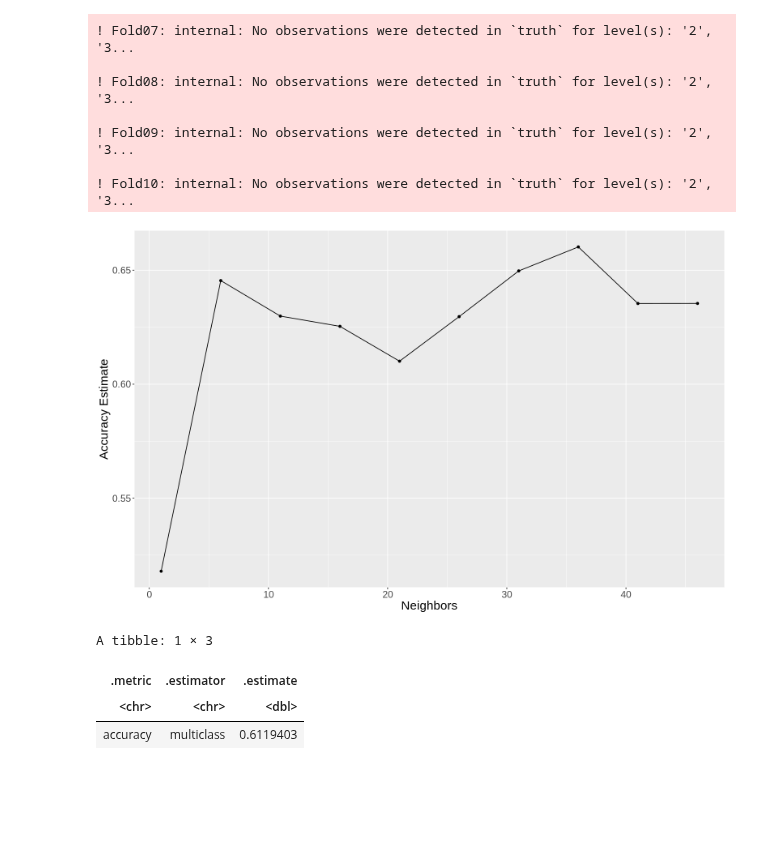
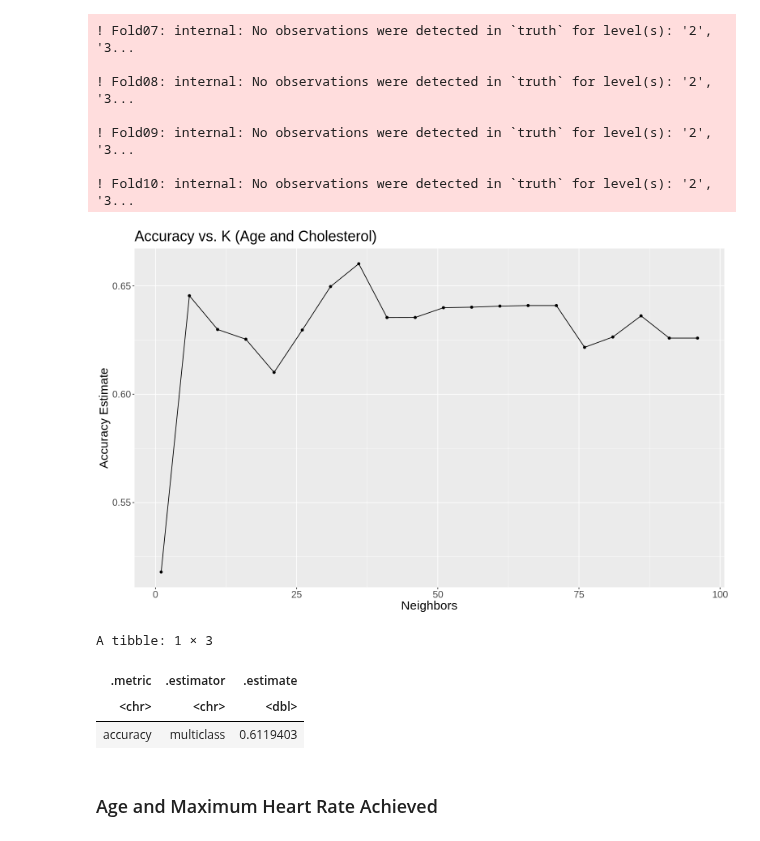
Before and after one commit to camirr/Heart-Disease-Data-Set-Case-Study, a Jupyter notebook: Project_report.ipynb, the cells around one changed output. Drawn from its saved outputs; the diff is of its cells as text; code cells hidden in the pictures; blank space fills up the shorter version.

```diff
--- a/Project_report.ipynb
+++ b/Project_report.ipynb
@@ -229,7 +302,7 @@ knn_spec <- nearest_neighbor(weight_func = "rectangular", neighbors = tune()) %>
 heart_disease_vfold <- vfold_cv(heart_disease_train, v = 10, strata = diagnosis)
 
 # Put the recipe and model specification in a workflow
-k_vals <- tibble(neighbors = seq(from = 1, to = 50, by = 5))
+k_vals <- tibble(neighbors = seq(from = 1, to = 100, by = 5))
 
 knn_results <- workflow() %>%
             add_recipe(heart_disease_recipe)%>%
@@ -259,19 +332,20 @@ knn_results <- workflow() %>%
 # %%
 # Filter for accuracy from the .metric column
 accuracies <- knn_results %>%
        filter(.metric == "accuracy")
 
 
 # Select K by plotting Accuracy vs. K
 
 accuracy_vs_k <- ggplot(accuracies, aes(x = neighbors, y = mean))+
                     geom_point()+
                     geom_line()+
                     labs(x = "Neighbors", y = "Accuracy Estimate")+
-                    theme(text = element_text(size = 18))
+                    theme(text = element_text(size = 18))+
+                    ggtitle("Accuracy vs. K (Age and Cholesterol)")
 accuracy_vs_k
 # %% [output]
-[figure, old version]
+[figure, new version]
 # %%
 # Make a new model specification for the best paramter value and retrain the classifier using the fit function.
 knn_spec <- nearest_neighbor(weight_func = "rectangular", neighbors = 37) %>%
@@ -298,3 +371,5 @@ A tibble: 1 × 3
 | .metric | .estimator | .estimate |
 | <chr> | <chr> | <dbl> |
 | accuracy | multiclass | 0.6119403 |
+# %% [markdown]
+### Age and Maximum Heart Rate Achieved
```
Also changed, not shown: parts of 12 cells of this notebook.
